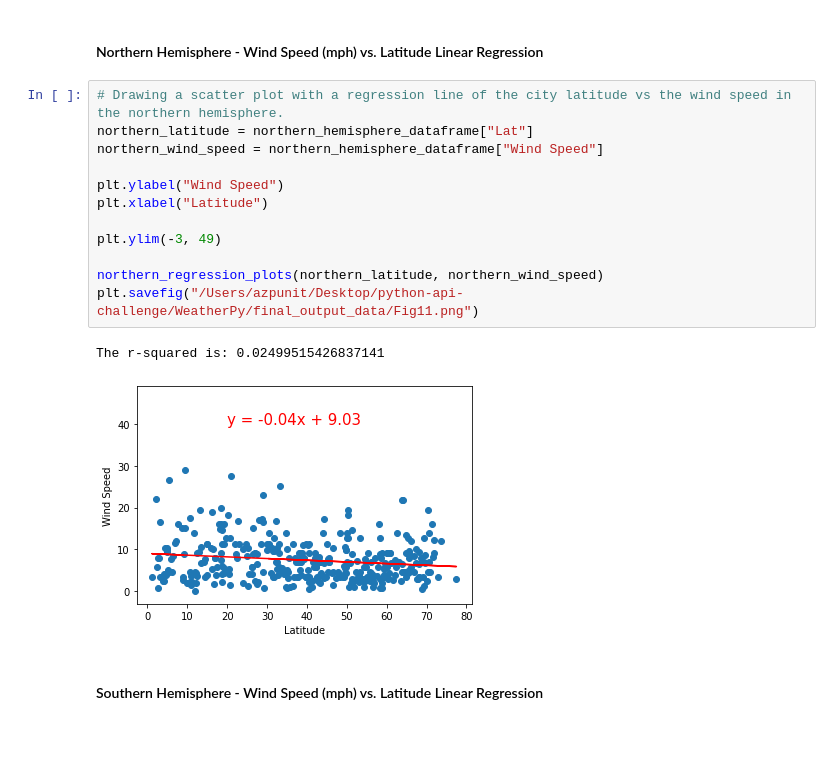
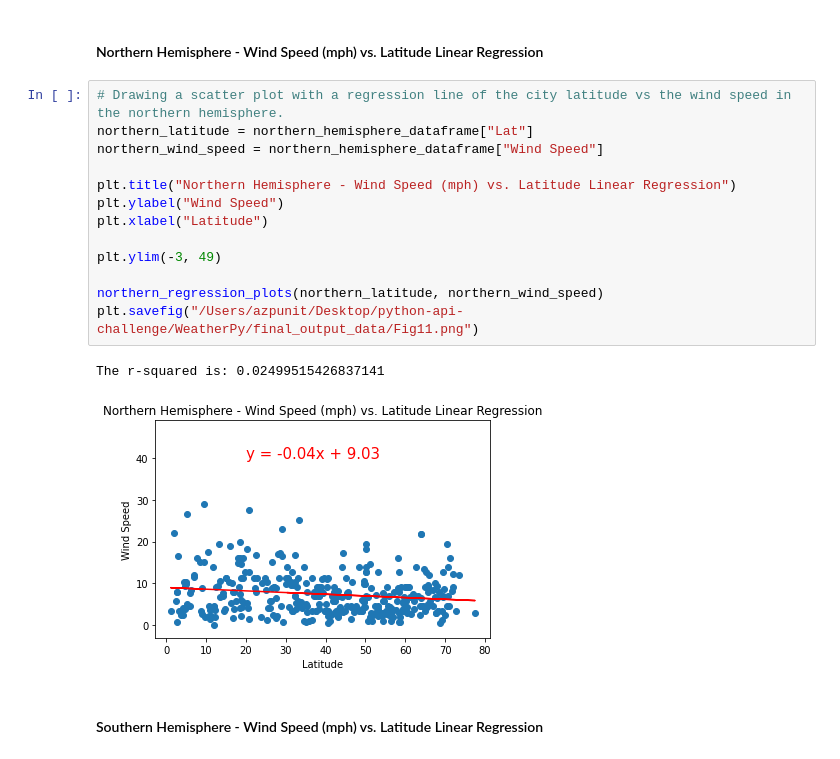
Before and after one commit to azpunit/python-api-challenge, a Jupyter notebook: WeatherPy/WeatherPy.ipynb, the cells around one changed output. Cells and saved outputs as stored; diff of their text form.

```diff
--- a/WeatherPy/WeatherPy.ipynb
+++ b/WeatherPy/WeatherPy.ipynb
@@ -435,18 +441,19 @@ The r-squared is: 0.009528690100169365
 # %%
 # Drawing a scatter plot with a regression line of the city latitude vs the wind speed in the northern hemisphere.
 northern_latitude = northern_hemisphere_dataframe["Lat"]
 northern_wind_speed = northern_hemisphere_dataframe["Wind Speed"]
 
+plt.title("Northern Hemisphere - Wind Speed (mph) vs. Latitude Linear Regression")
 plt.ylabel("Wind Speed")
 plt.xlabel("Latitude")
 
 plt.ylim(-3, 49)
 
 northern_regression_plots(northern_latitude, northern_wind_speed)
 plt.savefig("/Users/azpunit/Desktop/python-api-challenge/WeatherPy/final_output_data/Fig11.png")
 # %% [output]
 The r-squared is: 0.02499515426837141
-[figure, old version]
+[figure, new version]
 # %% [markdown]
 ####  Southern Hemisphere - Wind Speed (mph) vs. Latitude Linear Regression
 # %%
```
Also changed, not shown: parts of 7 cells of this notebook, 9 other files.
